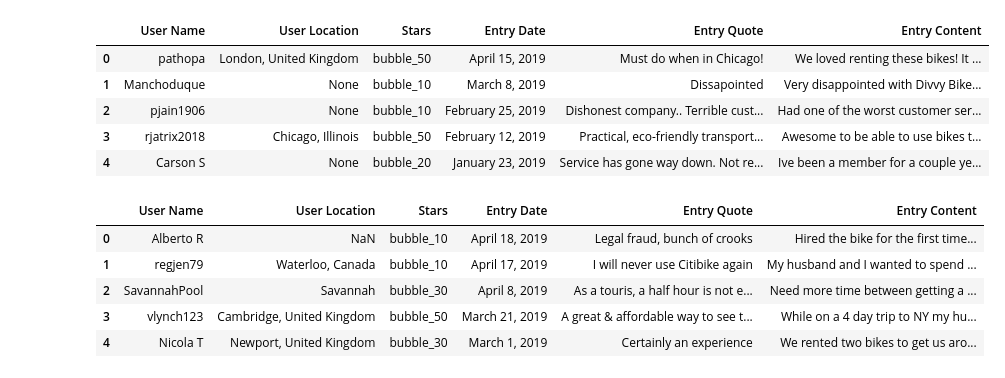
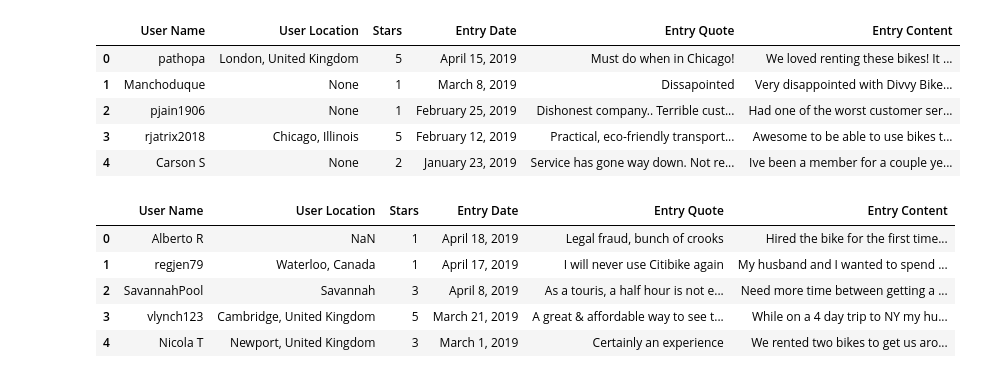
Before and after one commit to fc327/Final-Project-Bootcampspot, a Jupyter notebook: Final Project_Scrape reviews_Bining.ipynb, the cells around one changed output. Drawn from its saved outputs; the diff is of its cells as text; code cells hidden in the pictures.

Commit message:
Trip advisor review scraping_Bining

```diff
--- a/Final Project_Scrape reviews_Bining.ipynb
+++ b/Final Project_Scrape reviews_Bining.ipynb
@@ -342,23 +342,28 @@ DC_review_data
 # %%
 Chicago_pd=pd.DataFrame()
 for x in range(len(Chicago_review_data)):
     Chicago_pd.loc[x, 'User Name'] = Chicago_review_data[x]['User Name']
     Chicago_pd.loc[x, 'User Location'] = Chicago_review_data[x]['User Location']
     Chicago_pd.loc[x, 'Stars'] = Chicago_review_data[x]['Stars']
     Chicago_pd.loc[x, 'Entry Date'] = Chicago_review_data[x]['Entry Date']
     Chicago_pd.loc[x, 'Entry Quote'] = Chicago_review_data[x]['Entry Quote']
     Chicago_pd.loc[x, 'Entry Content'] = Chicago_review_data[x]['Entry Content']
 
+Chicago_pd.loc[Chicago_pd["Stars"] == "bubble_50", "Stars"] = 5
+Chicago_pd.loc[Chicago_pd["Stars"] == "bubble_40", "Stars"] = 4
+Chicago_pd.loc[Chicago_pd["Stars"] == "bubble_30", "Stars"] = 3
+Chicago_pd.loc[Chicago_pd["Stars"] == "bubble_20", "Stars"] = 2
+Chicago_pd.loc[Chicago_pd["Stars"] == "bubble_10", "Stars"] = 1
 
 Chicago_pd.to_excel("Chicago_review_data.xlsx")
 Chicago_pd.head()
 # %% [output]
 |  | User Name | User Location | Stars | Entry Date | Entry Quote | Entry Content |
-| 0 | pathopa | London, United Kingdom | bubble_50 | April 15, 2019 | Must do when in Chicago! | We loved renting these bikes! It ... |
-| 1 | Manchoduque | None | bubble_10 | March 8, 2019 | Dissapointed | Very disappointed with Divvy Bike... |
-| 2 | pjain1906 | None | bubble_10 | February 25, 2019 | Dishonest company.. Terrible cust... | Had one of the worst customer ser... |
-| 3 | rjatrix2018 | Chicago, Illinois | bubble_50 | February 12, 2019 | Practical, eco-friendly transport... | Awesome to be able to use bikes t... |
-| 4 | Carson S | None | bubble_20 | January 23, 2019 | Service has gone way down. Not re... | Ive been a member for a couple ye... |
+| 0 | pathopa | London, United Kingdom | 5 | April 15, 2019 | Must do when in Chicago! | We loved renting these bikes! It ... |
+| 1 | Manchoduque | None | 1 | March 8, 2019 | Dissapointed | Very disappointed with Divvy Bike... |
+| 2 | pjain1906 | None | 1 | February 25, 2019 | Dishonest company.. Terrible cust... | Had one of the worst customer ser... |
+| 3 | rjatrix2018 | Chicago, Illinois | 5 | February 12, 2019 | Practical, eco-friendly transport... | Awesome to be able to use bikes t... |
+| 4 | Carson S | None | 2 | January 23, 2019 | Service has gone way down. Not re... | Ive been a member for a couple ye... |
 # %%
 NYC_pd=pd.DataFrame()
 for x in range(len(NYC_review_data)):
@@ -369,16 +374,21 @@ for x in range(len(NYC_review_data)):
     NYC_pd.loc[x, 'Entry Quote'] = NYC_review_data[x]['Entry Quote']
     NYC_pd.loc[x, 'Entry Content'] = NYC_review_data[x]['Entry Content']
 
+NYC_pd.loc[NYC_pd["Stars"] == "bubble_50", "Stars"] = 5
+NYC_pd.loc[NYC_pd["Stars"] == "bubble_40", "Stars"] = 4
+NYC_pd.loc[NYC_pd["Stars"] == "bubble_30", "Stars"] = 3
+NYC_pd.loc[NYC_pd["Stars"] == "bubble_20", "Stars"] = 2
+NYC_pd.loc[NYC_pd["Stars"] == "bubble_10", "Stars"] = 1
 
 NYC_pd.to_excel("NYC_review_data.xlsx")
 NYC_pd.head()
 # %% [output]
 |  | User Name | User Location | Stars | Entry Date | Entry Quote | Entry Content |
-| 0 | Alberto R | NaN | bubble_10 | April 18, 2019 | Legal fraud, bunch of crooks | Hired the bike for the first time... |
-| 1 | regjen79 | Waterloo, Canada | bubble_10 | April 17, 2019 | I will never use Citibike again | My husband and I wanted to spend ... |
-| 2 | SavannahPool | Savannah | bubble_30 | April 8, 2019 | As a touris, a half hour is not e... | Need more time between getting a ... |
-| 3 | vlynch123 | Cambridge, United Kingdom | bubble_50 | March 21, 2019 | A great & affordable way to see t... | While on a 4 day trip to NY my hu... |
-| 4 | Nicola T | Newport, United Kingdom | bubble_30 | March 1, 2019 | Certainly an experience | We rented two bikes to get us aro... |
+| 0 | Alberto R | NaN | 1 | April 18, 2019 | Legal fraud, bunch of crooks | Hired the bike for the first time... |
+| 1 | regjen79 | Waterloo, Canada | 1 | April 17, 2019 | I will never use Citibike again | My husband and I wanted to spend ... |
+| 2 | SavannahPool | Savannah | 3 | April 8, 2019 | As a touris, a half hour is not e... | Need more time between getting a ... |
+| 3 | vlynch123 | Cambridge, United Kingdom | 5 | March 21, 2019 | A great & affordable way to see t... | While on a 4 day trip to NY my hu... |
+| 4 | Nicola T | Newport, United Kingdom | 3 | March 1, 2019 | Certainly an experience | We rented two bikes to get us aro... |
 # %%
 DC_pd=pd.DataFrame()
 for x in range(len(DC_review_data)):
```
Also changed, not shown: parts of 1 cell of this notebook, 3 other files.
